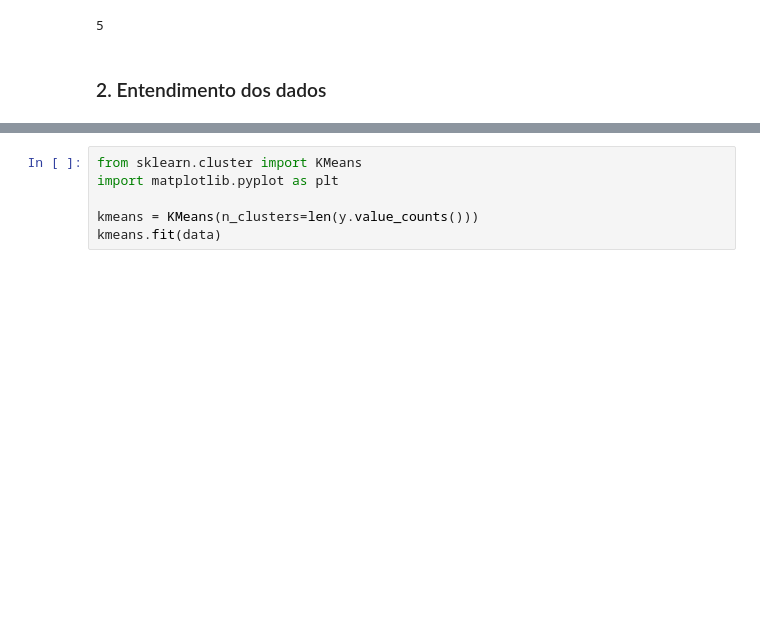
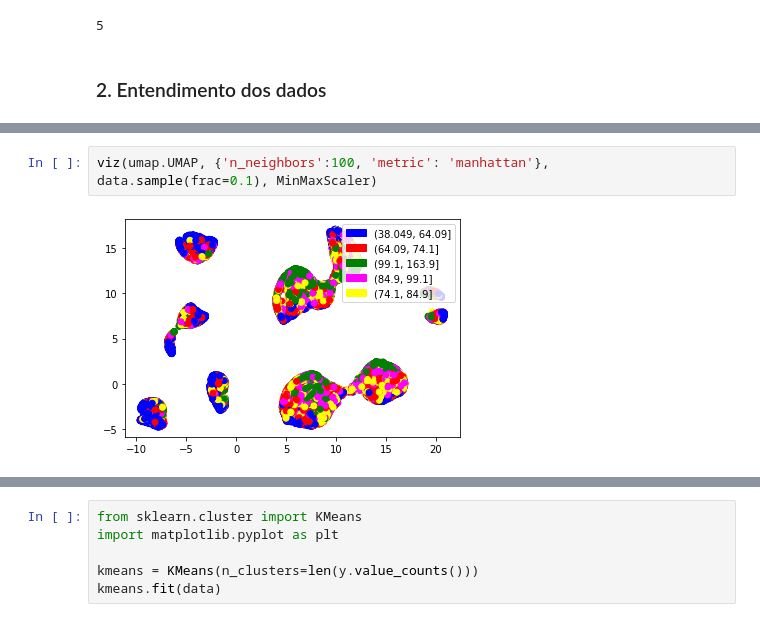
Before and after one commit to maluwastaken/Intro-Data-Science, a Jupyter notebook: classification.ipynb, the cells around one changed output, grey strips where cells are left out. Cells and saved outputs as stored; diff of their text form; blank space fills up the shorter version.

```diff
--- a/classification.ipynb
+++ b/classification.ipynb
@@ -101,0 +119,4 @@ plt.show()
+# %%
+viz(umap.UMAP, {'n_neighbors':100, 'metric': 'manhattan'}, data.sample(frac=0.1), MinMaxScaler)
+# %% [output]
+[figure, added]
```
Also changed, not shown: parts of 20 cells of this notebook.
